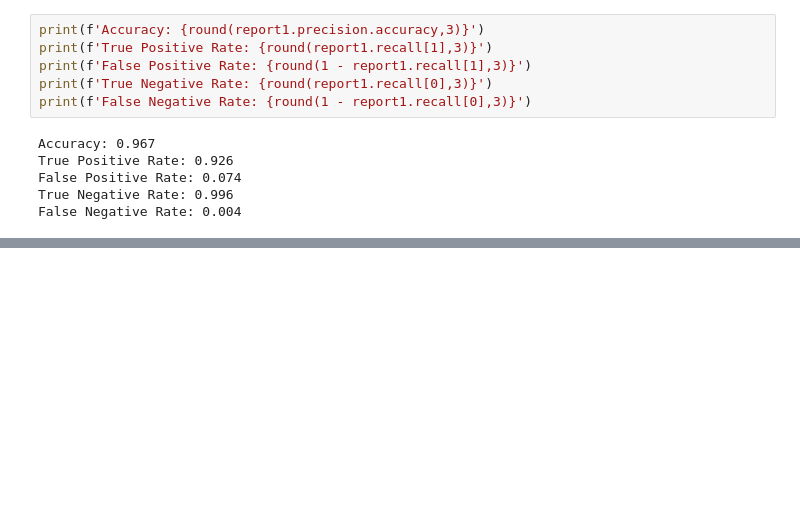
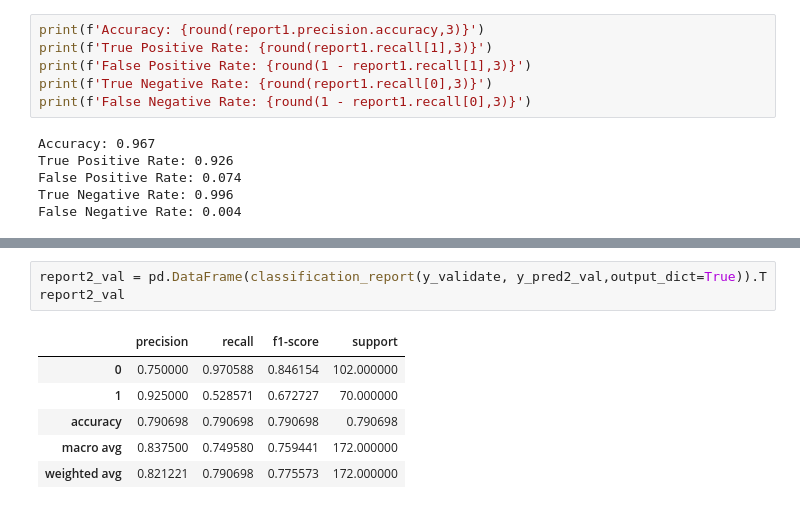
Before and after one commit to Ken-Alviola/classification-exercises, a Jupyter notebook: model.ipynb, the cells around one changed output, grey strips where cells are left out. Saved outputs shown, nothing was run; the diff lists cells and outputs as text; blank space fills up the shorter version.

```diff
--- a/model.ipynb
+++ b/model.ipynb
@@ -361,0 +434,10 @@ False Negative Rate: 0.004
+# %%
+report2_val = pd.DataFrame(classification_report(y_validate, y_pred2_val,output_dict=True)).T
+report2_val
+# %% [output]
+|  | precision | recall | f1-score | support |
+| 0 | 0.750000 | 0.970588 | 0.846154 | 102.000000 |
+| 1 | 0.925000 | 0.528571 | 0.672727 | 70.000000 |
+| accuracy | 0.790698 | 0.790698 | 0.790698 | 0.790698 |
+| macro avg | 0.837500 | 0.749580 | 0.759441 | 172.000000 |
+| weighted avg | 0.821221 | 0.790698 | 0.775573 | 172.000000 |
```
Also changed, not shown: parts of 14 cells of this notebook, 1 other file.
